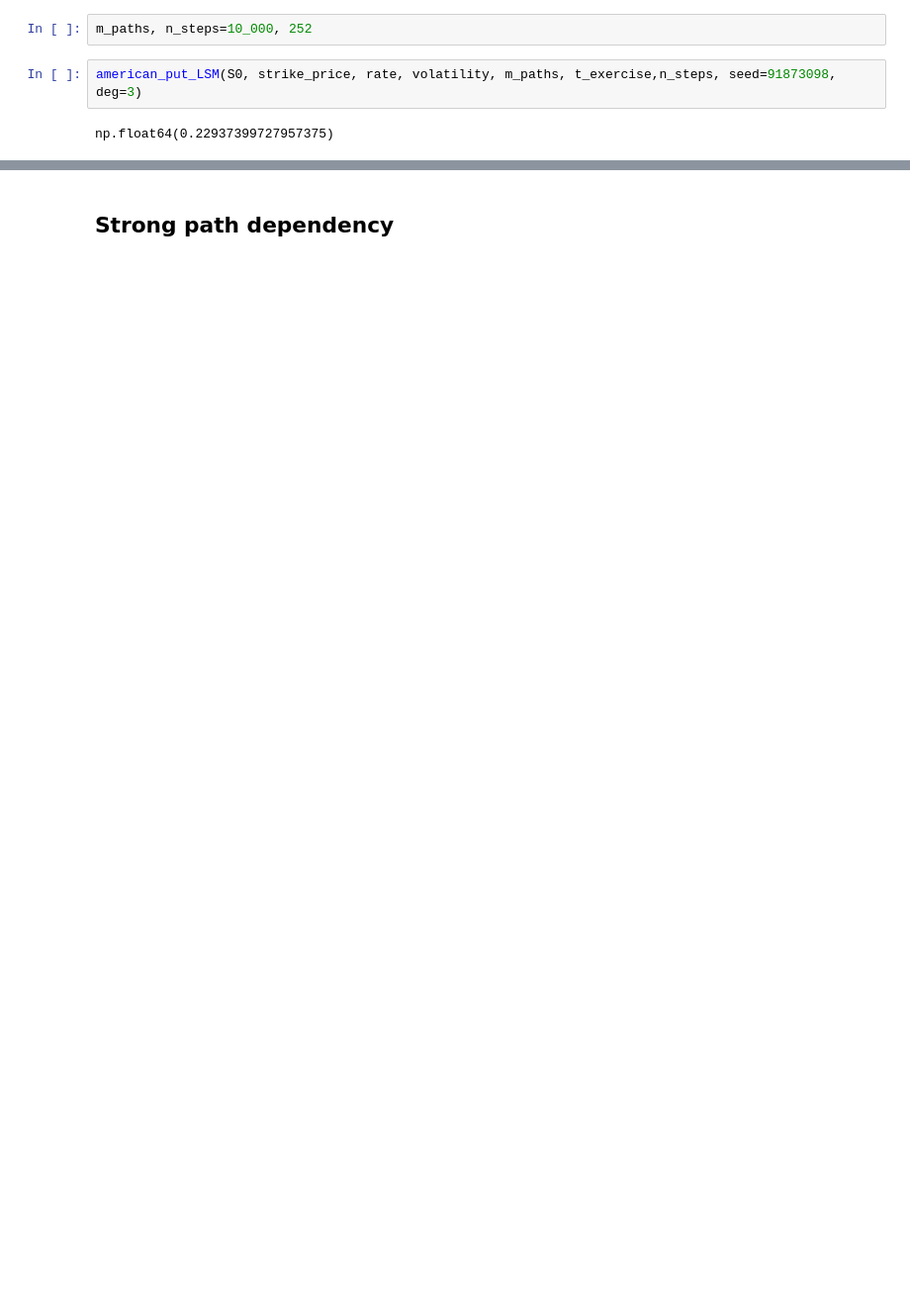
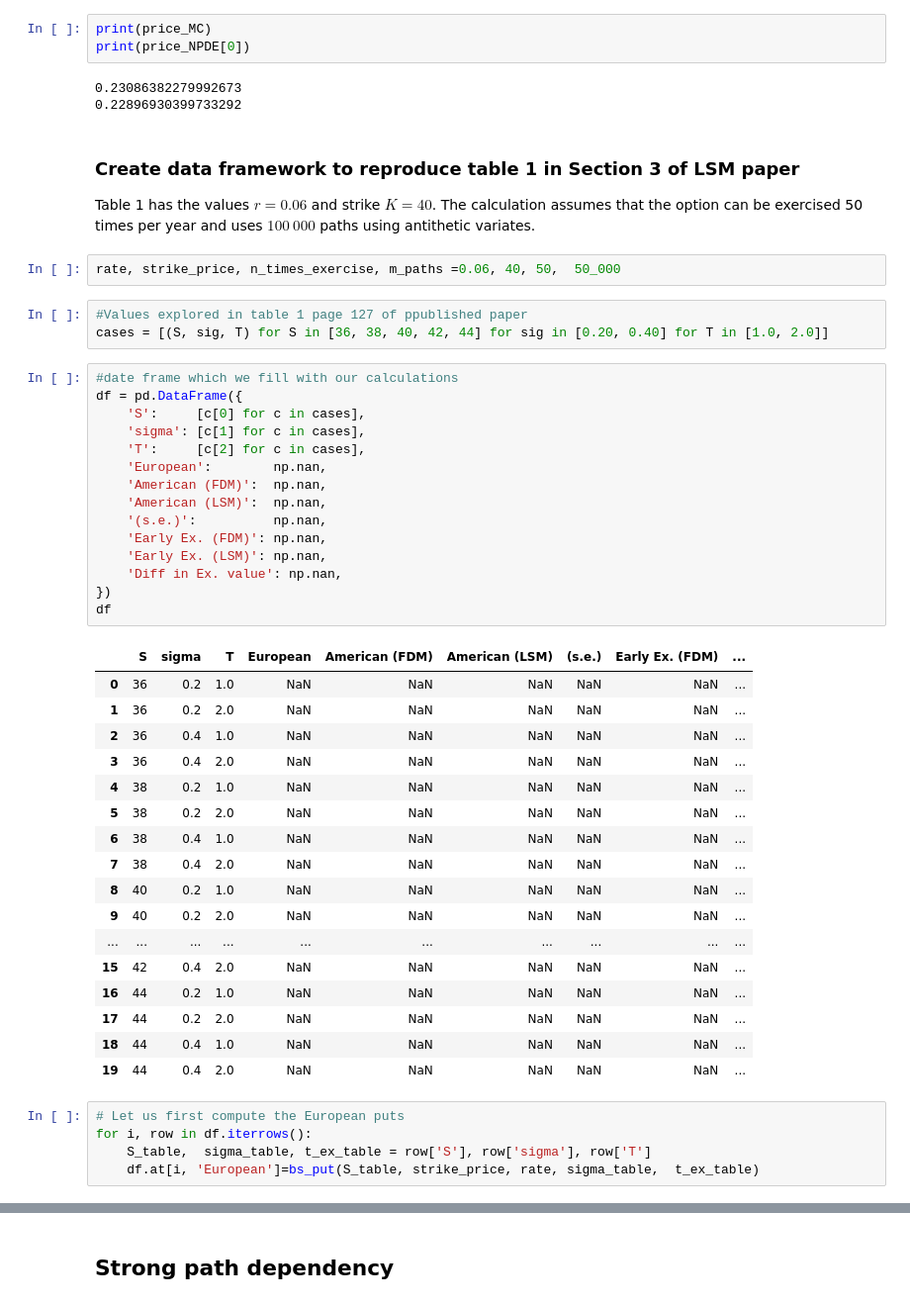
Before and after one commit to leonardo-delacruz/Option-pricing, a Jupyter notebook: examples/path_dependence.ipynb, the cells around one changed output, grey strips where cells are left out. Shown at 99% size. Drawn from its saved outputs; the diff is of its cells as text; blank space fills up the shorter version.

```diff
--- a/examples/path_dependence.ipynb
+++ b/examples/path_dependence.ipynb
@@ -27,6 +68,52 @@ american_put_fdm(S0, strike_price, rate, volatility, t_exercise, Nx=500, Nt=5000
-# %%
-m_paths, n_steps=10_000, 252
 # %%
-american_put_LSM(S0, strike_price, rate, volatility, m_paths, t_exercise,n_steps, seed=91873098, deg=3)
+print(price_MC)
+print(price_NPDE[0])
 # %% [output]
-np.float64(0.22937399727957375)
+0.23086382279992673
+0.22896930399733292
+# %% [markdown]
+### Create data framework to reproduce table 1 in Section 3 of LSM paper
+Table 1 has the values $r=0.06$ and strike $K=40$. The calculation assumes that the option can be exercised 50 times per year and uses $100\ 000$ paths using antithetic variates.
+# %%
+rate, strike_price, n_times_exercise, m_paths =0.06, 40, 50,  50_000
+# %%
+#Values explored in table 1 page 127 of ppublished paper
+cases = [(S, sig, T) for S in [36, 38, 40, 42, 44] for sig in [0.20, 0.40] for T in [1.0, 2.0]]
+# %%
+#date frame which we fill with our calculations
+df = pd.DataFrame({
+    'S':     [c[0] for c in cases],
+    'sigma': [c[1] for c in cases],
+    'T':     [c[2] for c in cases],
+    'European':        np.nan,
+    'American (FDM)':  np.nan,
+    'American (LSM)':  np.nan,
+    '(s.e.)':          np.nan,
+    'Early Ex. (FDM)': np.nan,
+    'Early Ex. (LSM)': np.nan,
+    'Diff in Ex. value': np.nan,
+})
+df
+# %% [output]
+|  | S | sigma | T | European | American (FDM) | American (LSM) | (s.e.) | Early Ex. (FDM) | ... |
+| 0 | 36 | 0.2 | 1.0 | NaN | NaN | NaN | NaN | NaN | ... |
+| 1 | 36 | 0.2 | 2.0 | NaN | NaN | NaN | NaN | NaN | ... |
+| 2 | 36 | 0.4 | 1.0 | NaN | NaN | NaN | NaN | NaN | ... |
+| 3 | 36 | 0.4 | 2.0 | NaN | NaN | NaN | NaN | NaN | ... |
+| 4 | 38 | 0.2 | 1.0 | NaN | NaN | NaN | NaN | NaN | ... |
+| 5 | 38 | 0.2 | 2.0 | NaN | NaN | NaN | NaN | NaN | ... |
+| 6 | 38 | 0.4 | 1.0 | NaN | NaN | NaN | NaN | NaN | ... |
+| 7 | 38 | 0.4 | 2.0 | NaN | NaN | NaN | NaN | NaN | ... |
+| 8 | 40 | 0.2 | 1.0 | NaN | NaN | NaN | NaN | NaN | ... |
+| 9 | 40 | 0.2 | 2.0 | NaN | NaN | NaN | NaN | NaN | ... |
+| ... | ... | ... | ... | ... | ... | ... | ... | ... | ... |
+| 15 | 42 | 0.4 | 2.0 | NaN | NaN | NaN | NaN | NaN | ... |
+| 16 | 44 | 0.2 | 1.0 | NaN | NaN | NaN | NaN | NaN | ... |
+| 17 | 44 | 0.2 | 2.0 | NaN | NaN | NaN | NaN | NaN | ... |
+| 18 | 44 | 0.4 | 1.0 | NaN | NaN | NaN | NaN | NaN | ... |
+| 19 | 44 | 0.4 | 2.0 | NaN | NaN | NaN | NaN | NaN | ... |
+# %%
+# Let us first compute the European puts
+for i, row in df.iterrows():
+    S_table,  sigma_table, t_ex_table = row['S'], row['sigma'], row['T']
+    df.at[i, 'European']=bs_put(S_table, strike_price, rate, sigma_table,  t_ex_table)
```
Also changed, not shown: parts of 26 cells of this notebook, 3 other files.
